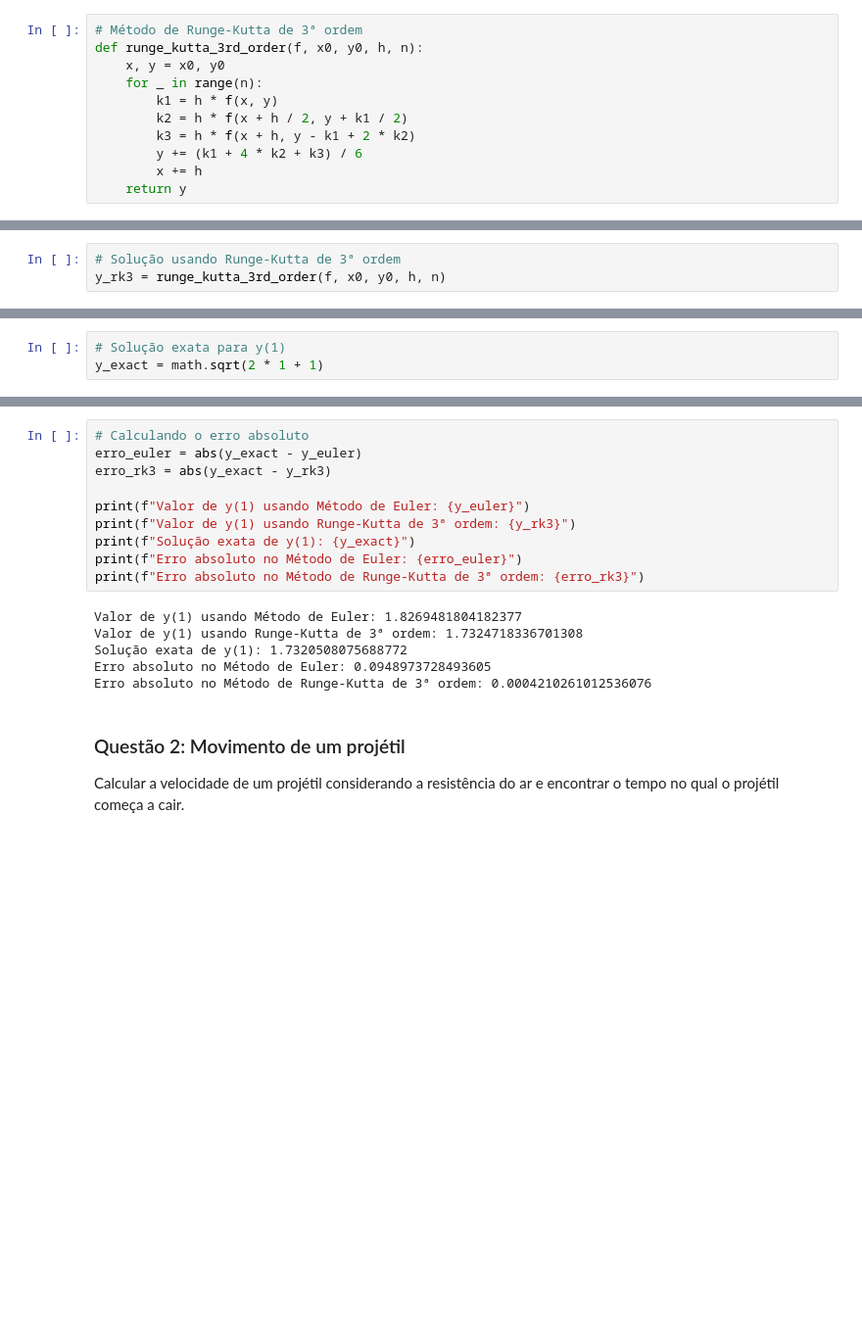
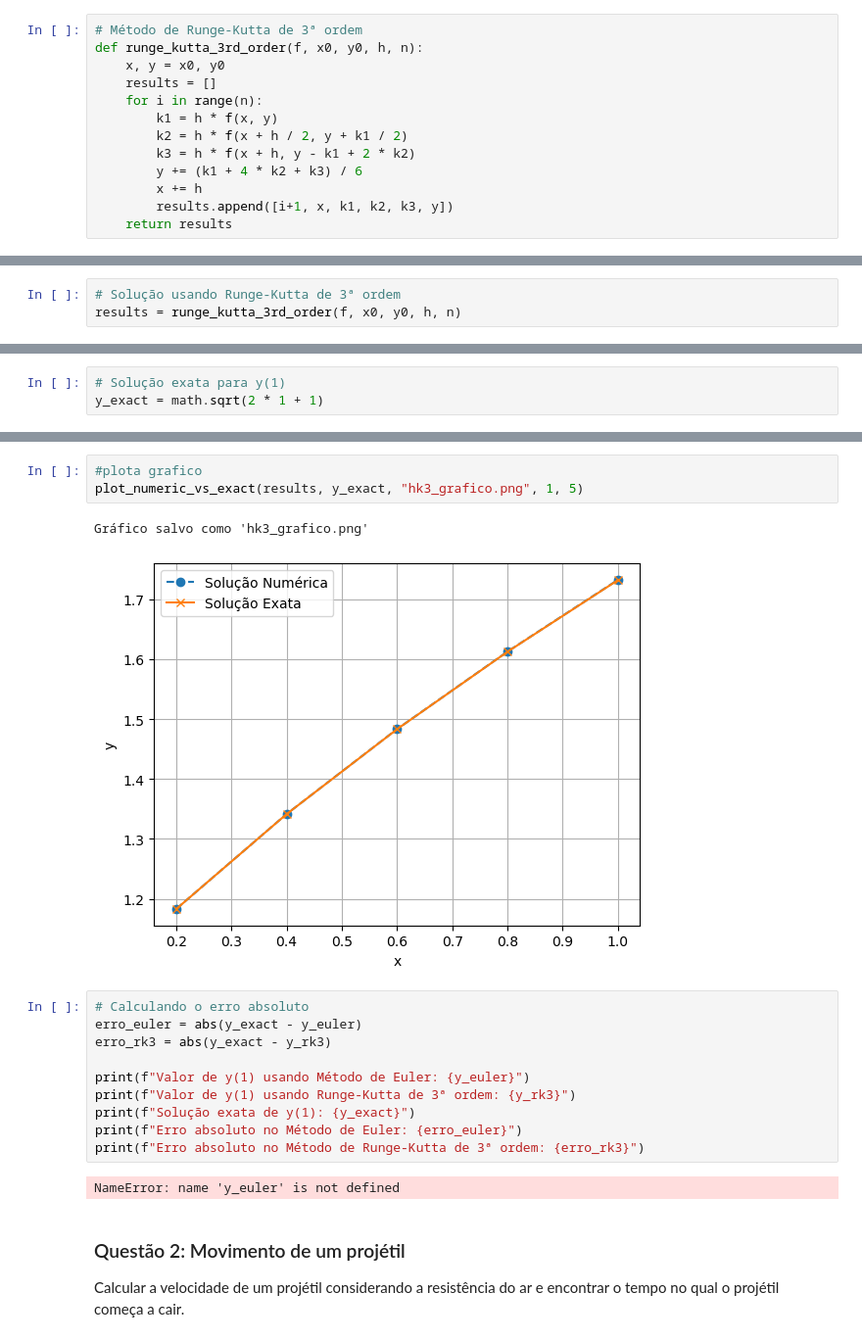
Before and after one commit to georgianagraca/prova3_calculonumerico, a Jupyter notebook: Prova3.ipynb, the cells around one changed output, grey strips where cells are left out. Shown at 98% size. Drawn from its saved outputs; the diff is of its cells as text; blank space fills up the shorter version.

```diff
--- a/Prova3.ipynb
+++ b/Prova3.ipynb
@@ -37,10 +37,12 @@ def euler_method(f, x0, y0, h, n):
 # Método de Runge-Kutta de 3ª ordem
 def runge_kutta_3rd_order(f, x0, y0, h, n):
     x, y = x0, y0
-    for _ in range(n):
+    results = []
+    for i in range(n):
         k1 = h * f(x, y)
         k2 = h * f(x + h / 2, y + k1 / 2)
         k3 = h * f(x + h, y - k1 + 2 * k2)
         y += (k1 + 4 * k2 + k3) / 6
         x += h
-    return y
+        results.append([i+1, x, k1, k2, k3, y])
+    return results
@@ -114,3 +116,3 @@ Gráfico salvo como 'euler_grafico.png'
 # %%
 # Solução usando Runge-Kutta de 3ª ordem
-y_rk3 = runge_kutta_3rd_order(f, x0, y0, h, n)
+results = runge_kutta_3rd_order(f, x0, y0, h, n)
@@ -120,3 +147,9 @@ y_exact = math.sqrt(2 * 1 + 1)
+# %%
+#plota grafico
+plot_numeric_vs_exact(results, y_exact, "hk3_grafico.png", 1, 5)
+# %% [output]
+Gráfico salvo como 'hk3_grafico.png'
+[figure, added]
 # %%
 # Calculando o erro absoluto
 erro_euler = abs(y_exact - y_euler)
@@ -128,11 +161,7 @@ print(f"Solução exata de y(1): {y_exact}")
 print(f"Erro absoluto no Método de Euler: {erro_euler}")
 print(f"Erro absoluto no Método de Runge-Kutta de 3ª ordem: {erro_rk3}")
 # %% [output]
-Valor de y(1) usando Método de Euler: 1.8269481804182377
-Valor de y(1) usando Runge-Kutta de 3ª ordem: 1.7324718336701308
-Solução exata de y(1): 1.7320508075688772
-Erro absoluto no Método de Euler: 0.0948973728493605
-Erro absoluto no Método de Runge-Kutta de 3ª ordem: 0.0004210261012536076
+NameError: name 'y_euler' is not defined
 # %% [markdown]
 ### Questão 2: Movimento de um projétil
 Calcular a velocidade de um projétil considerando a resistência do ar e encontrar o tempo no qual o projétil começa a cair.
```
Also changed, not shown: parts of 5 cells of this notebook, 2 other files.
